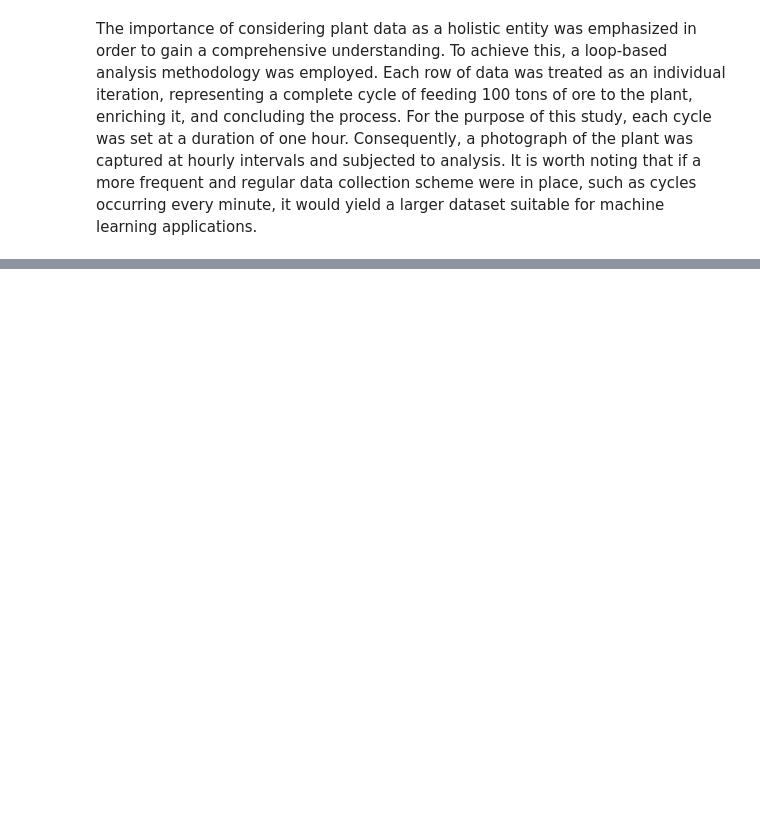
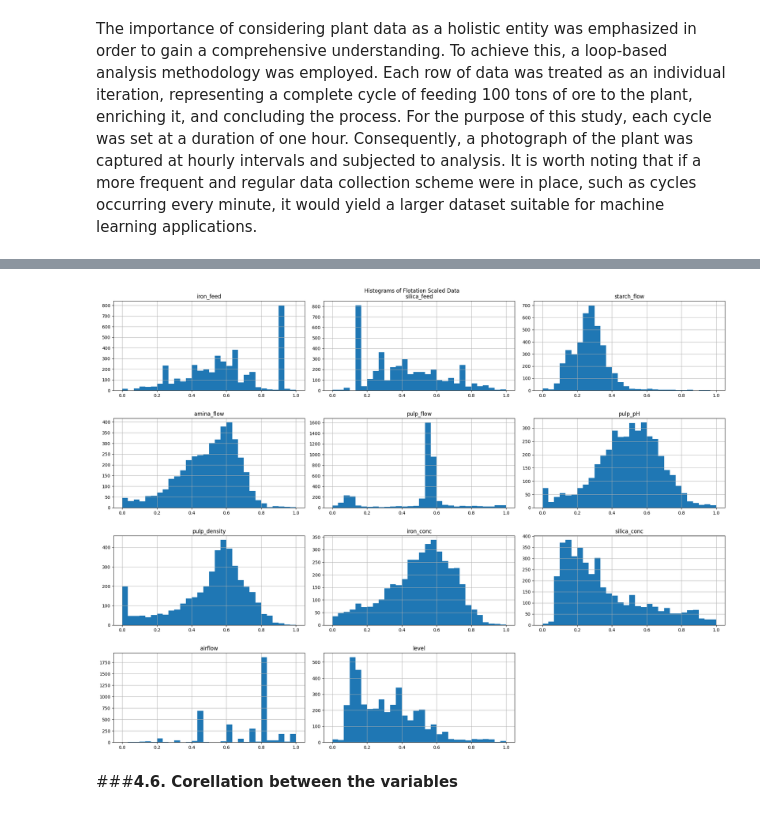
Before and after one commit to ArifAygun/Iron-Ore-Froth-Flotation-Quality-Prediction, a Jupyter notebook: AA_Graduate_Project_1.ipynb, the cells around one changed output, grey strips where cells are left out. Drawn from its saved outputs; the diff is of its cells as text; code cells hidden in the pictures; blank space fills up the shorter version.

```diff
--- a/AA_Graduate_Project_1.ipynb
+++ b/AA_Graduate_Project_1.ipynb
@@ -230,5 +226,0 @@ dtype: int64
-# %%
-# Drop rows with any missing values
-flotation = flotation.dropna()
-missing_values = flotation.isnull().sum()
-print(missing_values)
@@ -385,3 +350,5 @@ Shape of Grouped Flotation Dataset after drop null values =  (4097, 24)
+# %%
+flotation.drop(['date'], axis=1, inplace=True)
 # %%
 missing_values = flotation.isnull().sum()
 print(missing_values)
@@ -439,0 +386,17 @@ The number of rows fell to 4097 from 737453. Every rows means calculations on co
+# %%
+from sklearn.preprocessing import MinMaxScaler
+
+scaler = MinMaxScaler()
+
+columns_to_scale = flotation.columns
+scaled_data = scaler.fit_transform(flotation[columns_to_scale])
+flotation_scaled = pd.DataFrame(scaled_data, columns=columns_to_scale)
+
+unscaled_stats = flotation.describe().loc[['mean', 'std']].T
+unscaled_stats.columns = ['Unscaled Mean', 'Unscaled Std']
+
+scaled_stats = flotation_scaled.describe().loc[['mean', 'std']].T
+scaled_stats.columns = ['Scaled Mean', 'Scaled Std']
+
+combined_stats = pd.concat([unscaled_stats, scaled_stats], axis=1)
+combined_stats
@@ -439,0 +431,13 @@ The number of rows fell to 4097 from 737453. Every rows means calculations on co
+# %%
+flotation_scaled.hist(figsize=(20, 15), bins=30)
+
+plt.xlabel("Value")
+plt.ylabel("Frequency")
+plt.suptitle("Histograms of Flotation Scaled Data")
+
+plt.tight_layout(h_pad=3)
+plt.show()
+# %% [output]
+[figure, added]
+# %% [markdown]
+###**4.6. Corellation between the variables**
```
Also changed, not shown: parts of 44 cells of this notebook.
